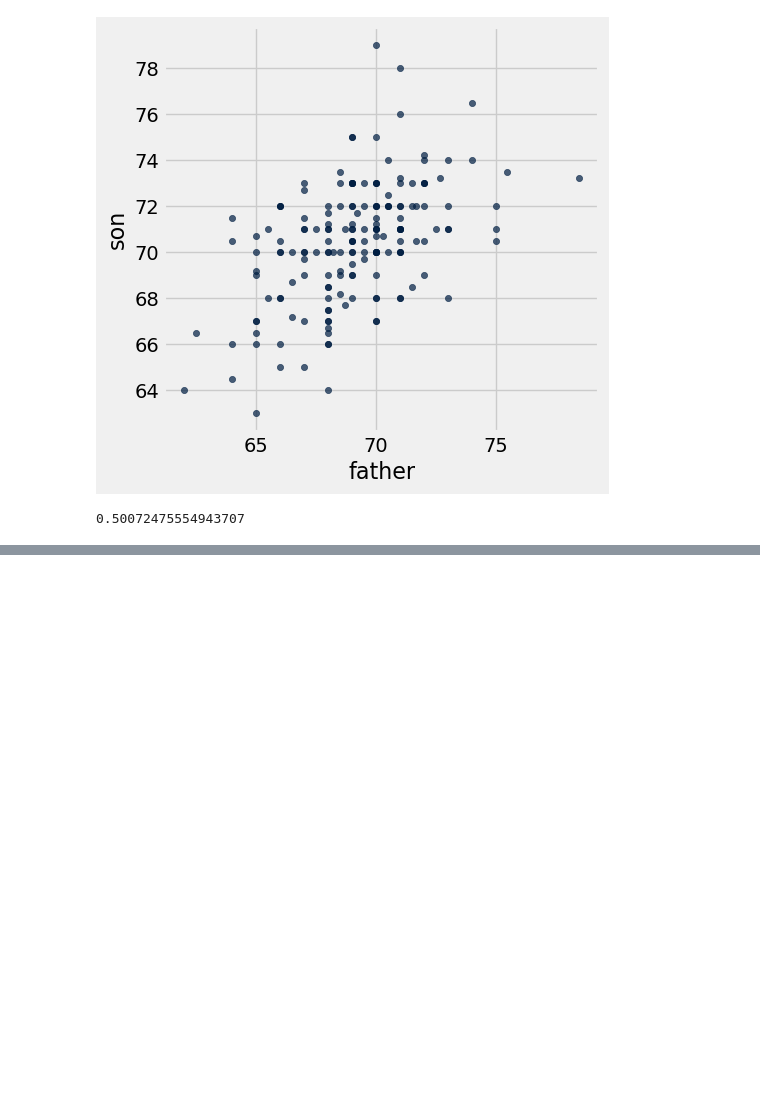
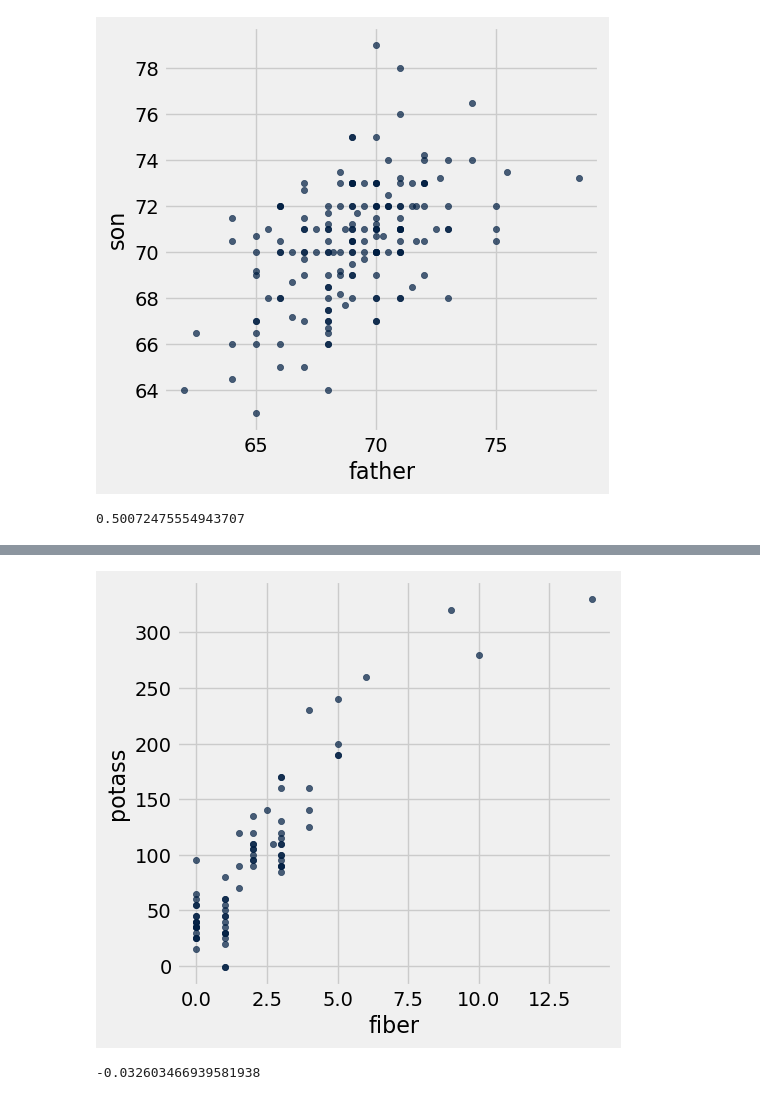
Before and after one commit to lawtonsclass/f25-code-from-class, a Jupyter notebook: data8/ch15.ipynb, the cells around one changed output, grey strips where cells are left out. Cells and saved outputs as stored; diff of their text form; code cells hidden in the pictures; blank space fills up the shorter version.

```diff
--- a/data8/ch15.ipynb
+++ b/data8/ch15.ipynb
@@ -355,0 +392,8 @@ np.mean(father_su * son_su)
+# %%
+cereal.scatter('fiber', 'potass')
+# %% [output]
+[figure, added]
+# %%
+correlation(cereal, 'sodium', 'potass')
+# %% [output]
+-0.032603466939581938
```
Also changed, not shown: parts of 48 cells of this notebook.
